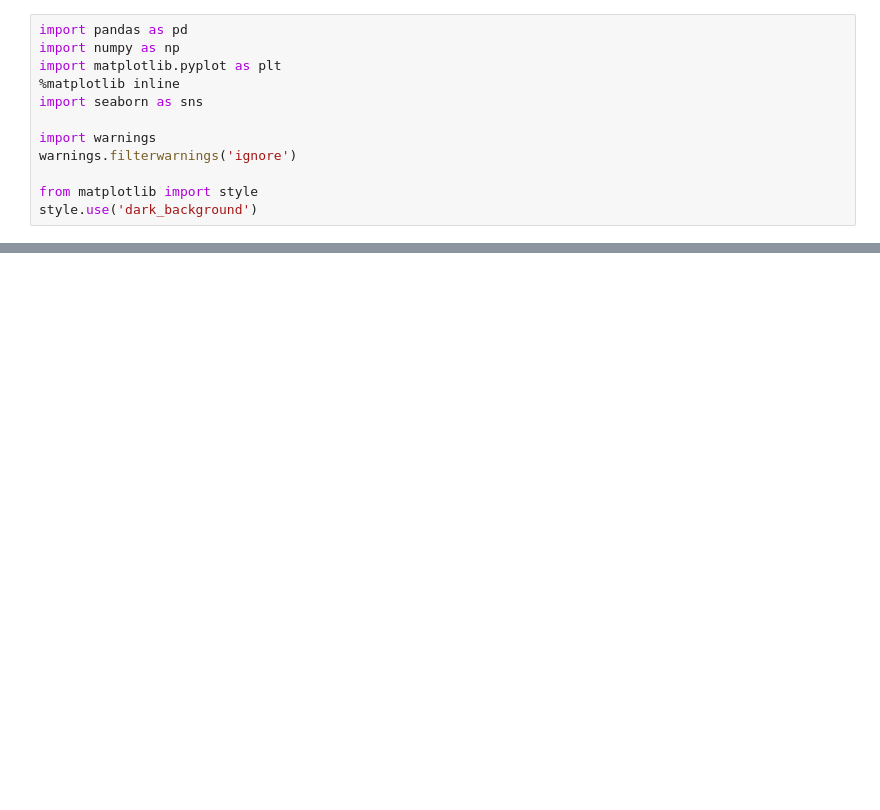
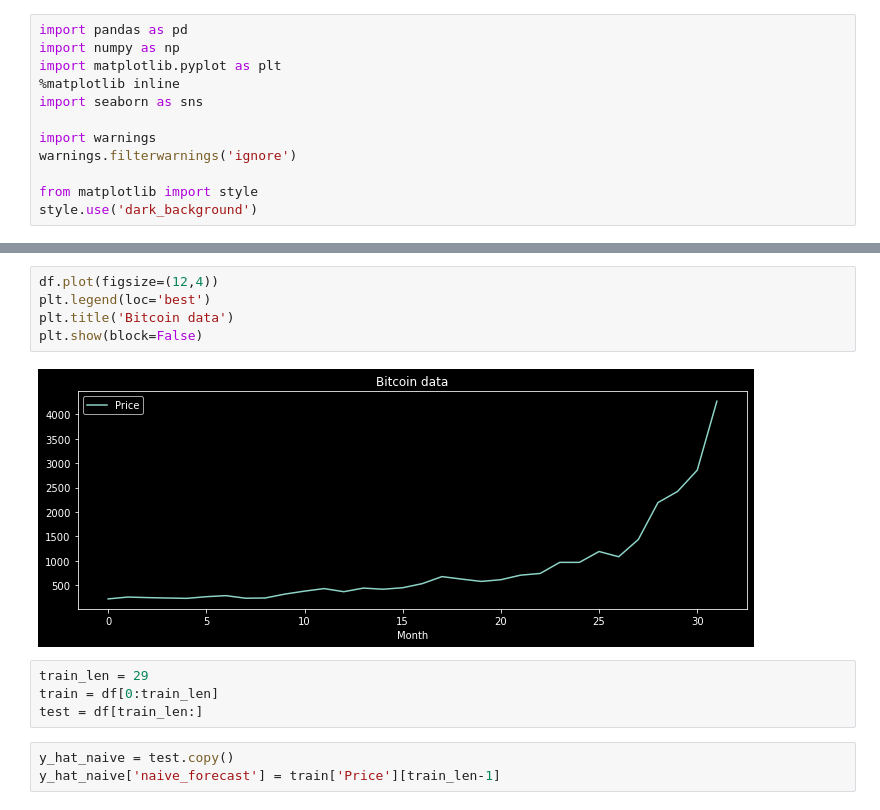
Before and after one commit to chethanbr86/MLDL_projects, a Jupyter notebook: Timeseries/airline-passenger-traffic_upgrad/bitcoin.ipynb, the cells around one changed output, grey strips where cells are left out. Saved outputs shown, nothing was run; the diff lists cells and outputs as text; blank space fills up the shorter version.

```diff
--- a/Timeseries/airline-passenger-traffic_upgrad/bitcoin.ipynb
+++ b/Timeseries/airline-passenger-traffic_upgrad/bitcoin.ipynb
@@ -34,0 +38,14 @@ df
+# %%
+df.plot(figsize=(12,4))
+plt.legend(loc='best')
+plt.title('Bitcoin data')
+plt.show(block=False)
+# %% [output]
+[figure, added]
+# %%
+train_len = 29
+train = df[0:train_len]
+test = df[train_len:]
+# %%
+y_hat_naive = test.copy()
+y_hat_naive['naive_forecast'] = train['Price'][train_len-1]
```
Also changed, not shown: parts of 8 cells of this notebook.
